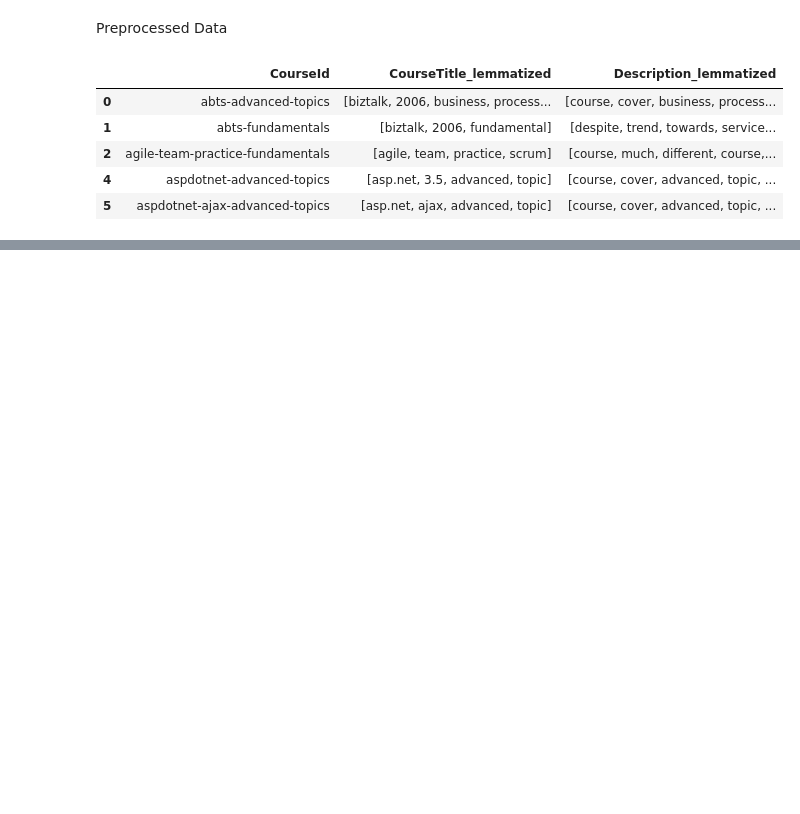
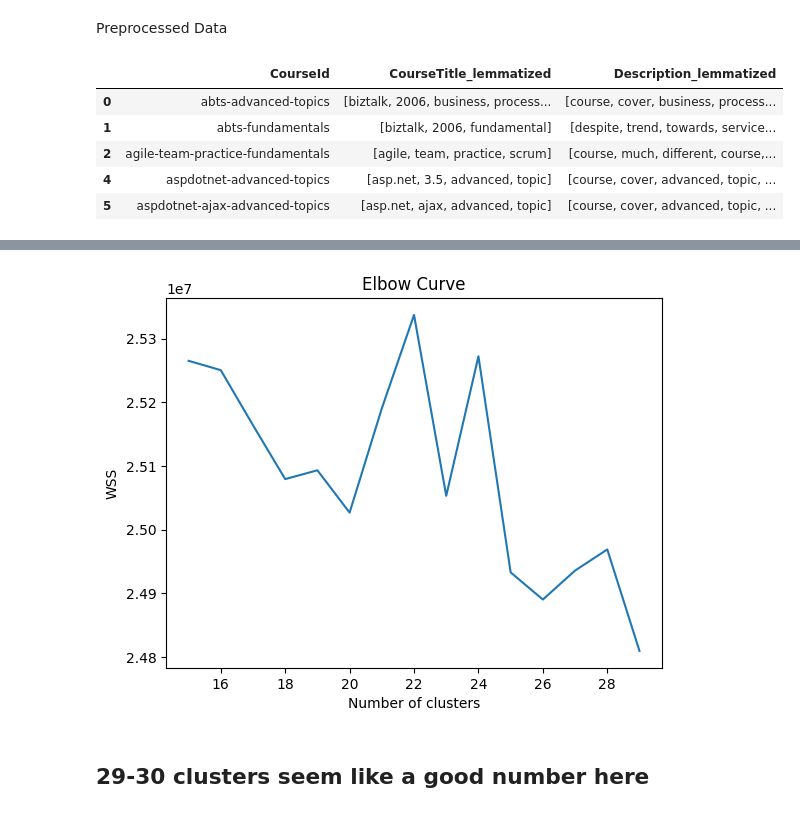
Before and after one commit to LBohry/RecommendationSystem, a Jupyter notebook: Content_Based_Filtering.ipynb, the cells around one changed output, grey strips where cells are left out. Saved outputs shown, nothing was run; the diff lists cells and outputs as text; code cells hidden in the pictures; blank space fills up the shorter version.

```diff
--- a/Content_Based_Filtering.ipynb
+++ b/Content_Based_Filtering.ipynb
@@ -141,0 +482,5 @@ preprocessed_df.head()
+# %%
+from gensim.models import Word2Vec
+
+# Train the Word2Vec model
+wordembed_model = Word2Vec(preprocessed_df['title_desc_cleaned'], min_count=1, vector_size=200)
@@ -141,0 +557,13 @@ preprocessed_df.head()
+# %%
+import numpy as np
+from sklearn.cluster import KMeans
+from sklearn.metrics import silhouette_score
+
+data = []
+for index, row in preprocessed_df.iterrows():
+    course_title_desc = row['title_desc_cleaned']
+    course_embedding = np.concatenate([wordembed_model.wv[word] for word in course_title_desc])
+    course_embedding_padded = pad_sequences([course_embedding], maxlen=max_len, dtype='float32', padding='post').reshape(1,max_len)
+    data.append(course_embedding_padded)
+
+data = np.vstack(data)
@@ -141,0 +574,3 @@ preprocessed_df.head()
+# %%
+kmeans = KMeans(n_clusters=10, n_init=3, random_state=42, verbose=2)
+kmeans.fit(data)
@@ -141,0 +596,7 @@ preprocessed_df.head()
+# %%
+# calculate WSS for k values 23 to 30
+wss = []
+for k in range(15, 30):
+    kmeans = KMeans(n_clusters=k, n_init=3, random_state=42, verbose=2)
+    kmeans.fit(data)
+    wss.append(kmeans.inertia_)
@@ -141,0 +621,11 @@ preprocessed_df.head()
+# %%
+# plot the elbow curve
+plt.plot(range(15, 30), wss)
+plt.title('Elbow Curve')
+plt.xlabel('Number of clusters')
+plt.ylabel('WSS')
+plt.show()
+# %% [output]
+[figure, added]
+# %% [markdown]
+## 29-30 clusters seem like a good number here
```
Also changed, not shown: parts of 71 cells of this notebook.
